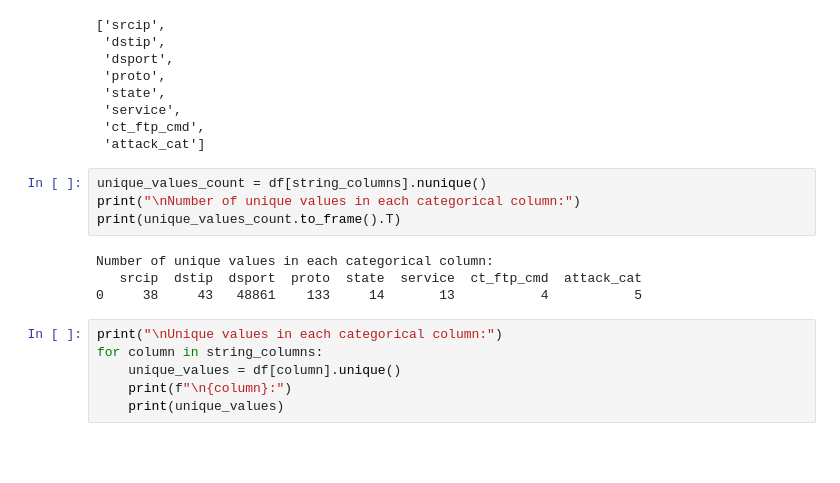
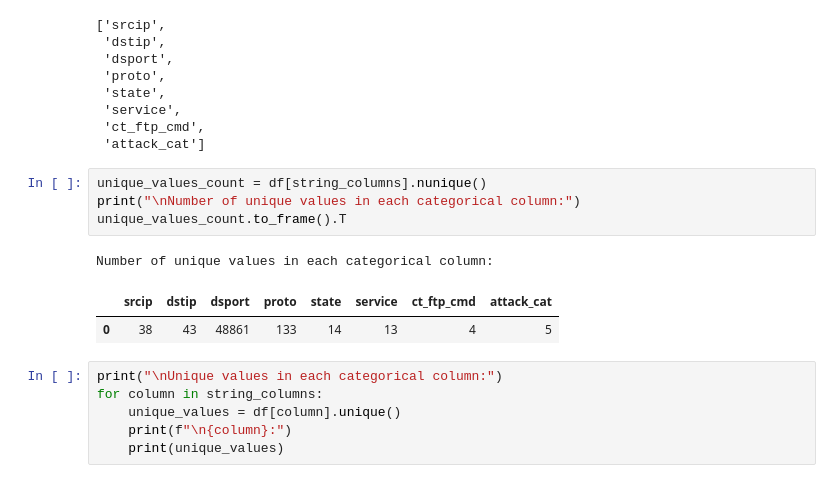
Before and after one commit to Mugna46/AI_project, a Jupyter notebook: AI.ipynb, the cells around one changed output. Drawn from its saved outputs; the diff is of its cells as text; blank space fills up the shorter version.

```diff
--- a/AI.ipynb
+++ b/AI.ipynb
@@ -573,11 +597,11 @@ Column with string values:
 # %%
 unique_values_count = df[string_columns].nunique()
 print("\nNumber of unique values in each categorical column:")
-print(unique_values_count.to_frame().T)
+unique_values_count.to_frame().T
 # %% [output]
 Number of unique values in each categorical column:
-   srcip  dstip  dsport  proto  state  service  ct_ftp_cmd  attack_cat
-0     38     43   48861    133     14       13           4           5
+|  | srcip | dstip | dsport | proto | state | service | ct_ftp_cmd | attack_cat |
+| 0 | 38 | 43 | 48861 | 133 | 14 | 13 | 4 | 5 |
 # %%
 print("\nUnique values in each categorical column:")
 for column in string_columns:
```
Also changed, not shown: parts of 6 cells of this notebook, 1 other file.
